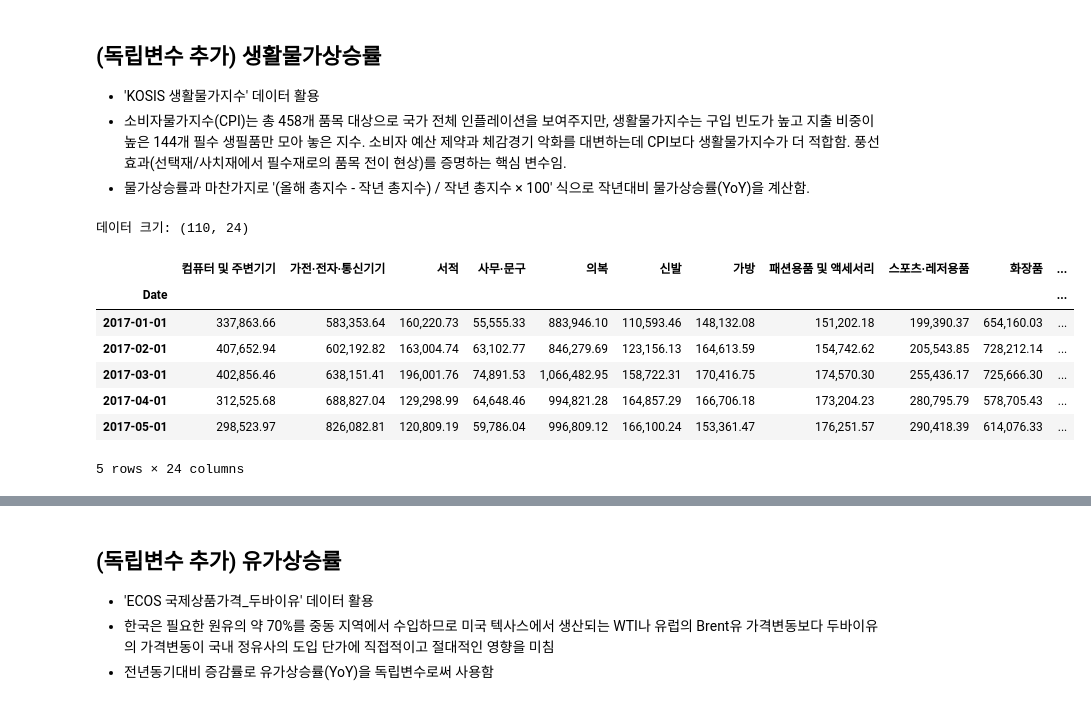
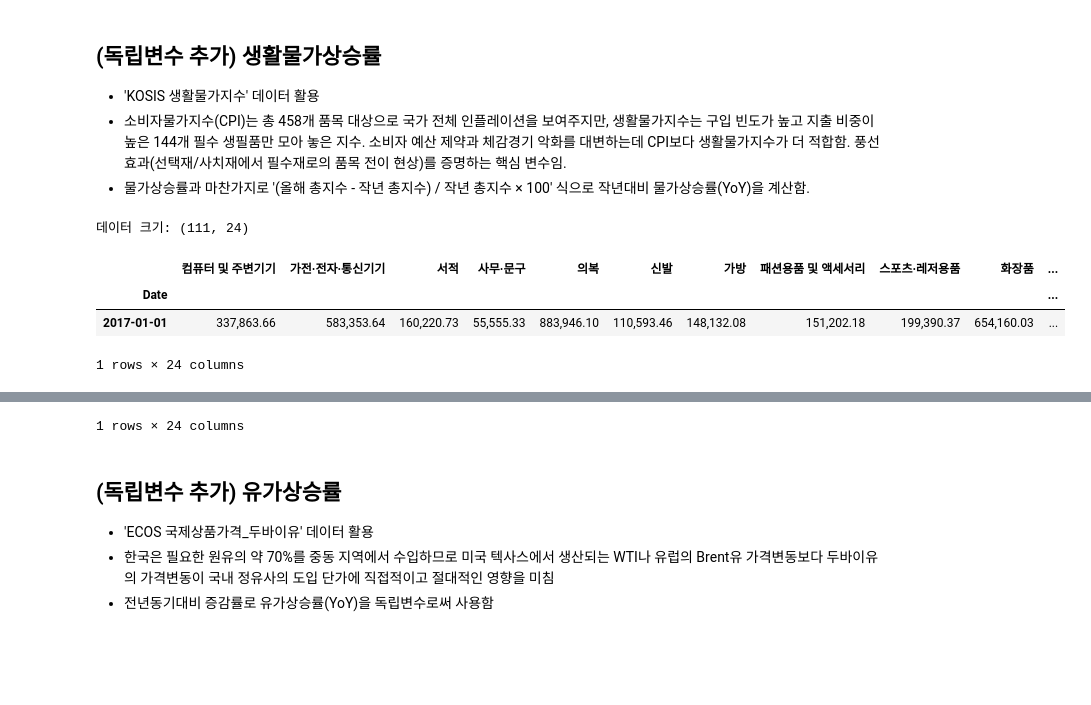
Before and after one commit to mathsjm32/Study, a Jupyter notebook: 공모전_논문_프로젝트.ipynb, the cells around one changed output, grey strips where cells are left out. Cells and saved outputs as stored; diff of their text form; code cells hidden in the pictures; blank space fills up the shorter version.

```diff
--- a/공모전_논문_프로젝트.ipynb
+++ b/공모전_논문_프로젝트.ipynb
@@ -174,7 +175,7 @@ category_mapping['음식서비스'] = ['치킨', '피자', '햄버거', '자장
 category_mapping['기타서비스'] = ['가전제품렌탈비', '건강기기렌탈비', '이삿짐운송료', '사진서비스료', '가사도우미료', '택배이용료']
 
 # 담배, 연료 등 온라인 거래 불가/희박 품목 삭제
-category_mapping['기타'] = ['의료측정기', '보청기', '치료재료', '안경', '콘택트렌즈', '악기', '원예용품', '보일러', '감기약', '진통제', '소화제', '위장약', '진해거담제', '소염진통제', '피부질환제', '치과구강용약', '가정용비닐용품']
+category_mapping['기타'] = ['의료측정기', '보청기', '치료재료', '안경', '콘택트렌즈', '악기', '원예용품', '보일러', '감기약', '진통제', '소화제', '위장약', '진해거담제', '소염진통제', '피부질환제', '치과구강용약']
 # %%
 # 3. 실질 거래액(최종 종속변수 파생) 산출 함수 — 기하평균 기반 robust 합성
 def calculate_real_volume(df_sales, df_cpi, mapping_dict, method='geometric'):
@@ -390,7 +384,7 @@ df_living_cpi = df_living_raw.T
 
 # 인덱스(날짜 문자열) 전처리: '2016.01' -> '2016-01-01' 형태로 시계열 변환
 # 점(.)을 없애고 날짜형 객체로 바꿔줍니다.
-df_living_cpi.index = df_living_cpi.index.str.replace('.', '')
+df_living_cpi.index = df_living_cpi.index.astype(str).str.replace('.', '', regex=False)
 df_living_cpi.index = pd.to_datetime(df_living_cpi.index, format='%Y%m')
 df_living_cpi.index.name = 'Date'
 
@@ -406,19 +400,16 @@ df_living_cpi['생활물가상승률(YoY)'] = df_living_cpi[target_col].pct_chan
 df_living_feature = df_living_cpi[['생활물가상승률(YoY)']]
 
 # 4. 기존 실질거래액 데이터셋과 최종 결합 (Merge)
-# how='inner'를 통해 양쪽 데이터에 모두 존재하는 2017년 1월 ~ 2026년 2월 구간만 남깁니다.
+# how='inner'를 통해 양쪽 데이터에 모두 존재하는 구간만 남깁니다.
 df_master_final = df_master_final.join(df_living_feature, how='inner')
 # %%
 # 결과 확인
 print("데이터 크기:", df_master_final.shape)
-display(df_master_final.head())
+display(df_master_final.head(1))
+display(df_master_final.tail(1))
 # %% [output]
-데이터 크기: (110, 24)
+데이터 크기: (111, 24)
 |  | 컴퓨터 및 주변기기 | 가전·전자·통신기기 | 서적 | 사무·문구 | 의복 | 신발 | 가방 | 패션용품 및 액세서리 | 스포츠·레저용품 | 화장품 | ... |
 | Date |  |  |  |  |  |  |  |  |  |  | ... |
 | 2017-01-01 | 337,863.66 | 583,353.64 | 160,220.73 | 55,555.33 | 883,946.10 | 110,593.46 | 148,132.08 | 151,202.18 | 199,390.37 | 654,160.03 | ... |
-| 2017-02-01 | 407,652.94 | 602,192.82 | 163,004.74 | 63,102.77 | 846,279.69 | 123,156.13 | 164,613.59 | 154,742.62 | 205,543.85 | 728,212.14 | ... |
-| 2017-03-01 | 402,856.46 | 638,151.41 | 196,001.76 | 74,891.53 | 1,066,482.95 | 158,722.31 | 170,416.75 | 174,570.30 | 255,436.17 | 725,666.30 | ... |
-| 2017-04-01 | 312,525.68 | 688,827.04 | 129,298.99 | 64,648.46 | 994,821.28 | 164,857.29 | 166,706.18 | 173,204.23 | 280,795.79 | 578,705.43 | ... |
-| 2017-05-01 | 298,523.97 | 826,082.81 | 120,809.19 | 59,786.04 | 996,809.12 | 166,100.24 | 153,361.47 | 176,251.57 | 290,418.39 | 614,076.33 | ... |
-5 rows × 24 columns
+1 rows × 24 columns
@@ -425,3 +419,4 @@ display(df_master_final.head())
+1 rows × 24 columns
 # %% [markdown]
 ## (독립변수 추가) 유가상승률
 - 'ECOS 국제상품가격_두바이유' 데이터 활용
```
Also changed, not shown: parts of 16 cells of this notebook, 1 other file.
